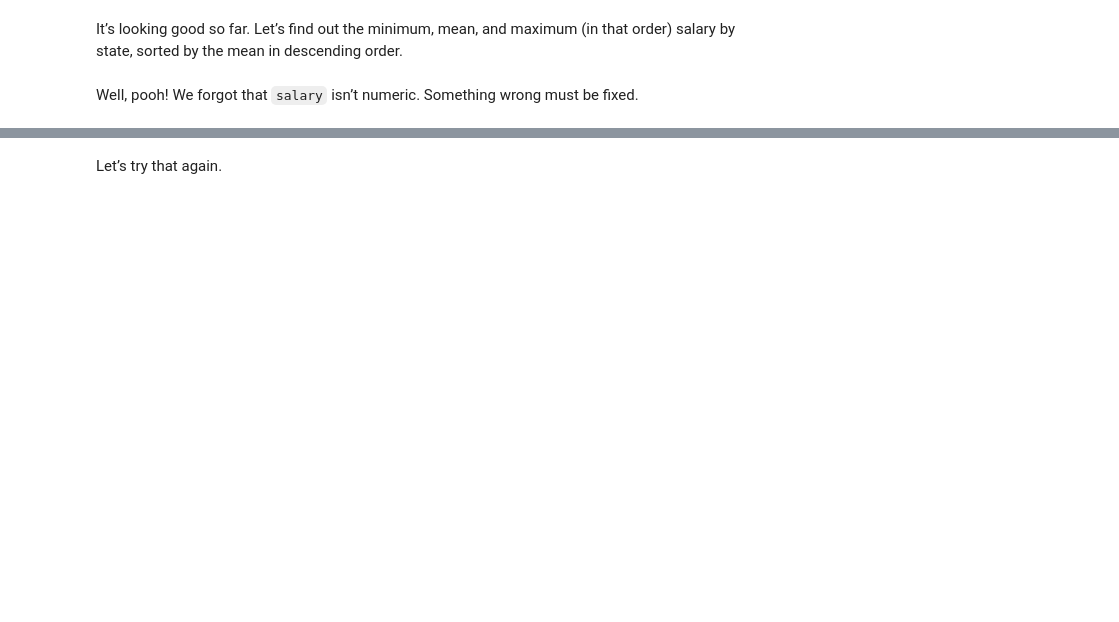
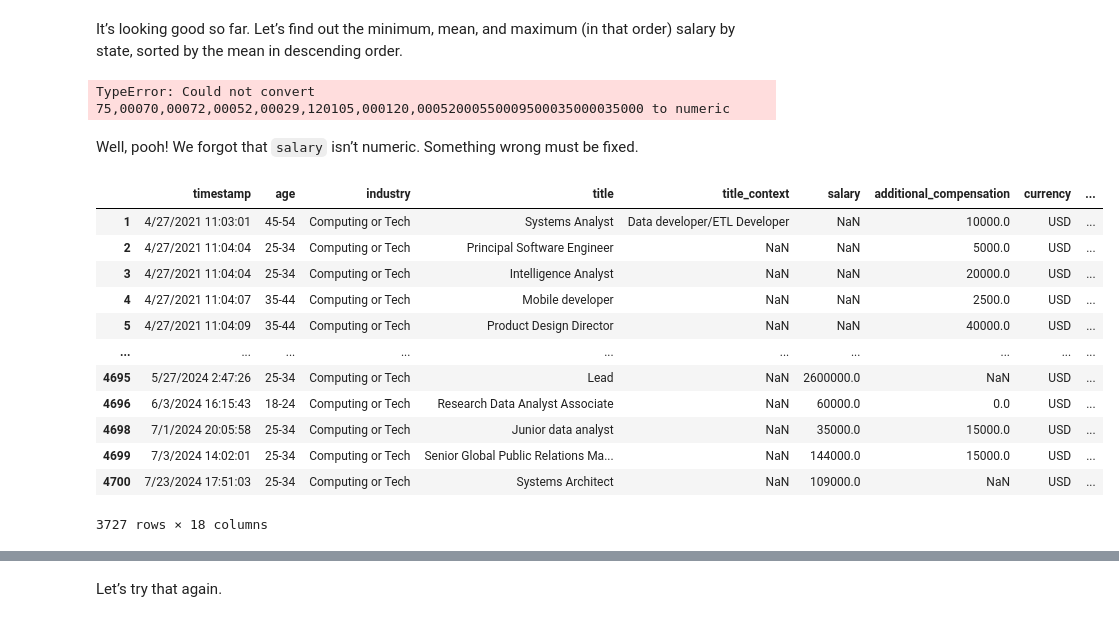
Before and after one commit to lxwooxy/my-fork-2024-fall-data-science, a Jupyter notebook: Week-02-DS-Overview-and-Data/Exercise-gw.ipynb, the cells around one changed output, grey strips where cells are left out. Drawn from its saved outputs; the diff is of its cells as text; code cells hidden in the pictures; blank space fills up the shorter version.

```diff
--- a/Week-02-DS-Overview-and-Data/Exercise-gw.ipynb
+++ b/Week-02-DS-Overview-and-Data/Exercise-gw.ipynb
@@ -186,6 +250,10 @@ Do a sanity check to make sure that the only values you kept are the one you are
+# %%
+df_salary_tech = pd.read_csv('data/df_salary_tech.csv')
 # %% [markdown]
 We are very interested in salary figures. But how many dollars 💵 is a euro 💶 or a pound 💷? That sounds like a problem for another day. 🫠
 
 For now, let’s just look at U.S. dollars (`'USD'`).
 # %%
 # Filtery filter for just the jobs that pay in USD!
+df_salary_tech_usd = df_salary_tech[df_salary_tech['currency'] == 'USD']
+df_salary_tech_usd.shape
@@ -215,6 +382,9 @@ Did you notice anything interesting?
 # %% [markdown]
 It’s looking good so far. Let’s find out the minimum, mean, and maximum (in that order) salary by state, sorted by the mean in descending order.
 # %%
-# Find the minimum, mean, and maximum salary in USD by U.S. state.
+# Find the minimum, mean, and maximum salary in USD by U.S. state. (use the df_salary_tech_usd variable)
+df_salary_tech_usd.groupby('state')['salary'].agg(['min', 'mean', 'max']).sort_values('mean', ascending=False)
+# %% [output]
+TypeError: Could not convert 75,00070,00072,00052,00029,120105,000120,00052000550009500035000035000 to numeric
 # %% [markdown]
 Well, pooh! We forgot that `salary` isn’t numeric. Something wrong must be fixed.
@@ -222,0 +391,19 @@ Well, pooh! We forgot that `salary` isn’t numeric. Something wrong must be fix
+# %%
+# Fix it.
+#convert the salary column to numeric and drop the rows with invalid values.
+df_salary_tech_usd['salary'] = pd.to_numeric(df_salary_tech_usd['salary'], errors='coerce')
+df_salary_tech_usd
+# %% [output]
+|  | timestamp | age | industry | title | title_context | salary | additional_compensation | currency | ... |
+| 1 | 4/27/2021 11:03:01 | 45-54 | Computing or Tech | Systems Analyst | Data developer/ETL Developer | NaN | 10000.0 | USD | ... |
+| 2 | 4/27/2021 11:04:04 | 25-34 | Computing or Tech | Principal Software Engineer | NaN | NaN | 5000.0 | USD | ... |
+| 3 | 4/27/2021 11:04:04 | 25-34 | Computing or Tech | Intelligence Analyst | NaN | NaN | 20000.0 | USD | ... |
+| 4 | 4/27/2021 11:04:07 | 35-44 | Computing or Tech | Mobile developer | NaN | NaN | 2500.0 | USD | ... |
+| 5 | 4/27/2021 11:04:09 | 35-44 | Computing or Tech | Product Design Director | NaN | NaN | 40000.0 | USD | ... |
+| ... | ... | ... | ... | ... | ... | ... | ... | ... | ... |
+| 4695 | 5/27/2024 2:47:26 | 25-34 | Computing or Tech | Lead | NaN | 2600000.0 | NaN | USD | ... |
+| 4696 | 6/3/2024 16:15:43 | 18-24 | Computing or Tech | Research Data Analyst Associate | NaN | 60000.0 | 0.0 | USD | ... |
+| 4698 | 7/1/2024 20:05:58 | 25-34 | Computing or Tech | Junior data analyst | NaN | 35000.0 | 15000.0 | USD | ... |
+| 4699 | 7/3/2024 14:02:01 | 25-34 | Computing or Tech | Senior Global Public Relations Ma... | NaN | 144000.0 | 15000.0 | USD | ... |
+| 4700 | 7/23/2024 17:51:03 | 25-34 | Computing or Tech | Systems Architect | NaN | 109000.0 | NaN | USD | ... |
+3727 rows × 18 columns
```
Also changed, not shown: parts of 30 cells of this notebook, 2 other files.
